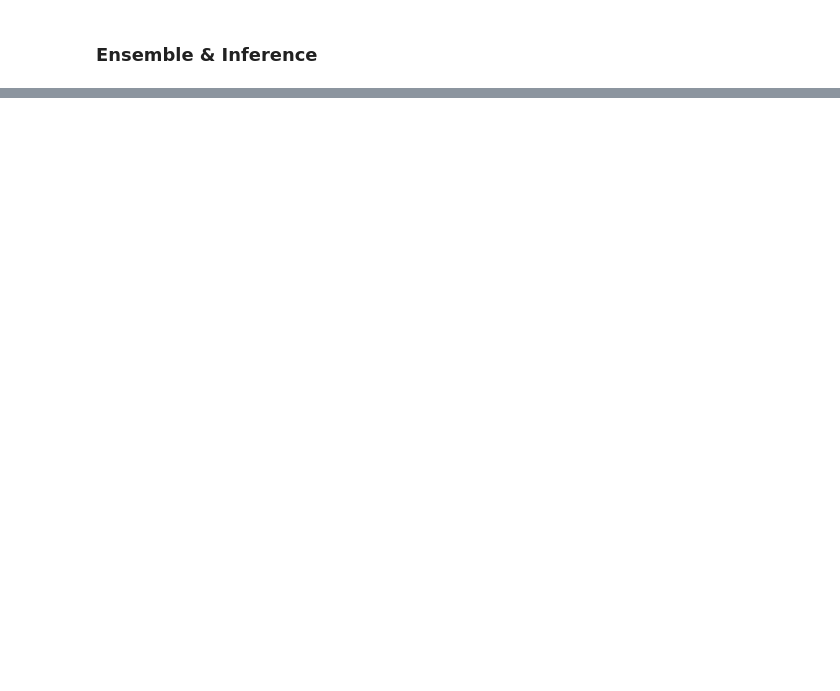
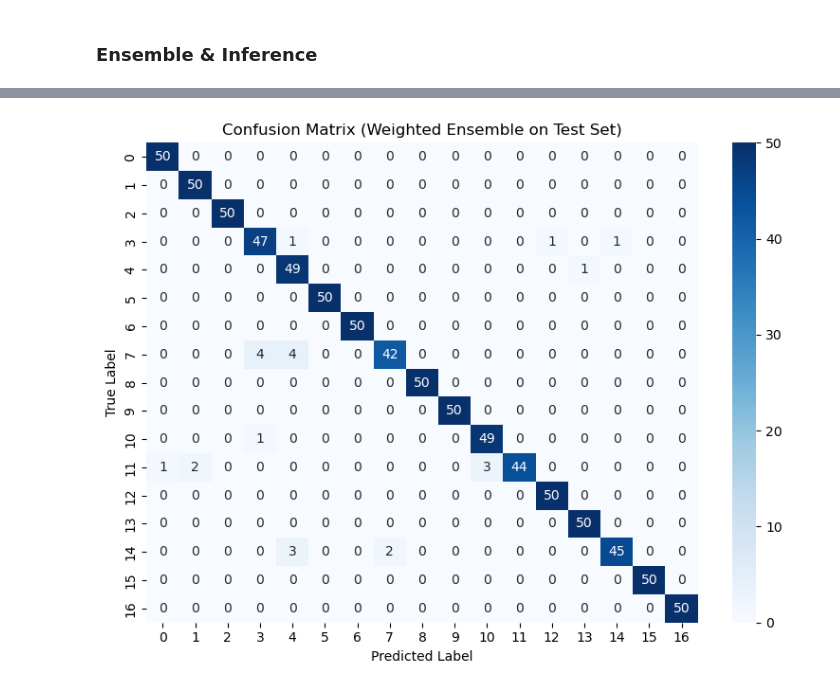
Before and after one commit to AIBootcamp13/upstageailab-cv-classification-cv_1, a Jupyter notebook: code/Models-V3.ipynb, the cells around one changed output, grey strips where cells are left out. Saved outputs shown, nothing was run; the diff lists cells and outputs as text; code cells hidden in the pictures; blank space fills up the shorter version.

```diff
--- a/code/Models-V3.ipynb
+++ b/code/Models-V3.ipynb
@@ -309,0 +315,4 @@ aug_df
+# %%
+# 추후 검증을 위해 분리
+train_df, test_df = train_test_split(aug_df, test_size=0.2, stratify=aug_df["target"], random_state=42,)
+print(f"Train: {len(train_df)}, Test(Val): {len(test_df)}")
@@ -459,26 +456,0 @@ for fold in range(5):
-# %%
-fold_f1s = [0.97755, 0.95254, 0.95681, 0.95800, 0.95178]
-weights = np.array(fold_f1s) / np.sum(fold_f1s)  # normalize 가중치 합=1
-
-all_preds = []
-
-for model_idx, model in enumerate(models):
-    model_preds = []
-    with torch.no_grad():
-        for images, _ in tqdm(test_loader, desc=f"Inference Fold{model_idx+1}"):
-            images = images.to(device)
-            outputs = model(images)
-            probs = torch.softmax(outputs, dim=1).cpu().numpy()
-            model_preds.append(probs)
-    model_preds = np.concatenate(model_preds, axis=0)  # (num_samples, num_classes)
-    weighted_preds = model_preds * weights[model_idx]  # fold별 가중치 적용
-    all_preds.append(weighted_preds)
-
-# 앙상블 결과: 가중합
-ensemble_preds = np.sum(all_preds, axis=0)            # shape: (num_samples, num_classes)
-final_preds = np.argmax(ensemble_preds, axis=1)       # shape: (num_samples,)
-
-# 저장
-submission["target"] = final_preds
-submission.to_csv("../data/V2-submission.csv", index=False)
-print("V2-submission_weighted.csv 저장")
@@ -486,0 +643,13 @@ V2-submission_weighted.csv 저장
+# %%
+cm = confusion_matrix(all_targets, all_preds, labels=range(17))  # 클래스 0~16
+
+plt.figure(figsize=(8, 6))
+sns.heatmap(cm, annot=True, fmt="d", cmap="Blues", cbar=True,
+            xticklabels=range(17), yticklabels=range(17))
+plt.xlabel("Predicted Label")
+plt.ylabel("True Label")
+plt.title("Confusion Matrix (Weighted Ensemble on Test Set)")
+plt.tight_layout()
+plt.show()
+# %% [output]
+[figure, added]
```
Also changed, not shown: parts of 18 cells of this notebook, 7 other files.
